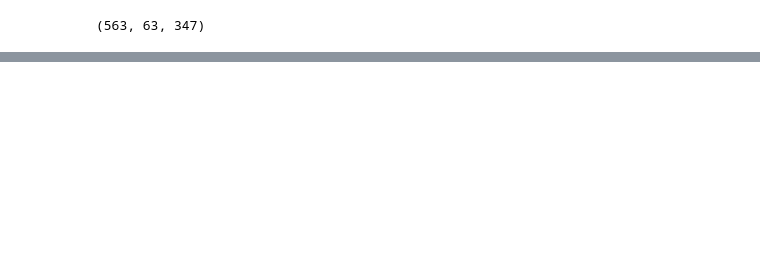
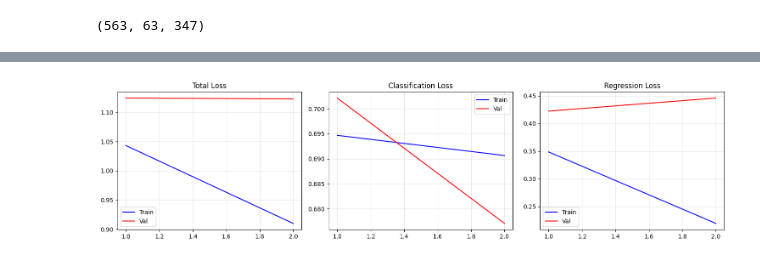
Before and after one commit to ku9efeld/NN-Architectures-Project, a Jupyter notebook: Task1/RectCTPN/train2.ipynb, the cells around one changed output, grey strips where cells are left out. Saved outputs shown, nothing was run; the diff lists cells and outputs as text; code cells hidden in the pictures; blank space fills up the shorter version.

```diff
--- a/Task1/RectCTPN/train2.ipynb
+++ b/Task1/RectCTPN/train2.ipynb
@@ -13,8 +13,5 @@ train_dataset = SROIEDataset2('train','../../data/train/img','../../data/train/b
 val_dataset = SROIEDataset2('val','../../data/train/img','../../data/train/box',  )
 test_dataset = SROIEDataset2(None, '../../data/test/img','../../data/test/box', )
 
-sub_train_dataset = [train_dataset[i] for i in range(5)]
-sub_val_dataset = [train_dataset[i] for i in range(3)]
-
-train_loader = DataLoader(sub_train_dataset, batch_size=1,)
-val_loader = DataLoader(sub_val_dataset, batch_size=1,)
+sub_train_dataset = [train_dataset[i] for i in range(10)]
+sub_val_dataset = [val_dataset[i] for i in range(10) ]
@@ -82,7 +152,7 @@ def validate_epoch(model, val_loader, critetion_cls, critetion_regr, device):
     epoch_loss = 0
 
     with torch.no_grad():
-        for batch_idx, (imgs, clss, regrs) in enumerate(progress_bar):
+        for batch_idx, (imgs, clss, regrs)  in enumerate(progress_bar):
             # Перенос данных на устройство
             imgs = imgs.to(device)
             clss = clss.to(device)
@@ -186,6 +256,7 @@ def train_model(model, train_loader, val_loader, critetion_cls, critetion_regr,
             'best_val': f'{history["best_val_loss"]:.4f}',
             'best_ep': history['best_epoch']
         })
+    return history
 # %%
 model = CTPN_Model()
 optimizer = torch.optim.Adam(model.parameters(), lr=0.0001, weight_decay=0.0001)
@@ -194,6 +265,6 @@ critetion_cls = RPN_CLS_Loss(device)
 model.to(device)
 critetion_regr = RPN_REGR_Loss(device)
 # %%
-for i in range(1, 3):
-    train_epoch(model, train_loader, critetion_cls, critetion_regr,
-                optimizer, device, i)
+history = train_model(model, train_loader,
+                    val_loader, critetion_cls, critetion_regr,
+                    optimizer, device, num_epochs=2)
@@ -206,0 +271,39 @@ Epoch: loss_cls:0.0817--loss_regr:0.0404--loss:0.1221
+# %%
+import matplotlib.pyplot as plt
+
+def visualize_training_simple(history):
+    """
+    Простая визуализация обучения - только графики и подписи линий.
+    """
+    epochs = range(1, len(history['train_total']) + 1)
+
+    # Создаем графики
+    fig, axes = plt.subplots(1, 3, figsize=(15, 4))
+
+    # 1. Total Loss
+    axes[0].plot(epochs, history['train_total'], 'b-', label='Train')
+    axes[0].plot(epochs, history['val_total'], 'r-', label='Val')
+    axes[0].set_title('Total Loss')
+    axes[0].legend()
+    axes[0].grid(True, alpha=0.3)
+
+    # 2. Classification Loss
+    axes[1].plot(epochs, history['train_cls'], 'b-', label='Train')
+    axes[1].plot(epochs, history['val_cls'], 'r-', label='Val')
+    axes[1].set_title('Classification Loss')
+    axes[1].legend()
+    axes[1].grid(True, alpha=0.3)
+
+    # 3. Regression Loss
+    axes[2].plot(epochs, history['train_reg'], 'b-', label='Train')
+    axes[2].plot(epochs, history['val_reg'], 'r-', label='Val')
+    axes[2].set_title('Regression Loss')
+    axes[2].legend()
+    axes[2].grid(True, alpha=0.3)
+
+    plt.tight_layout()
+    plt.show()
+
+visualize_training_simple(history)
+# %% [output]
+[figure, added]
```
Also changed, not shown: parts of 10 cells of this notebook, 14 other files.
